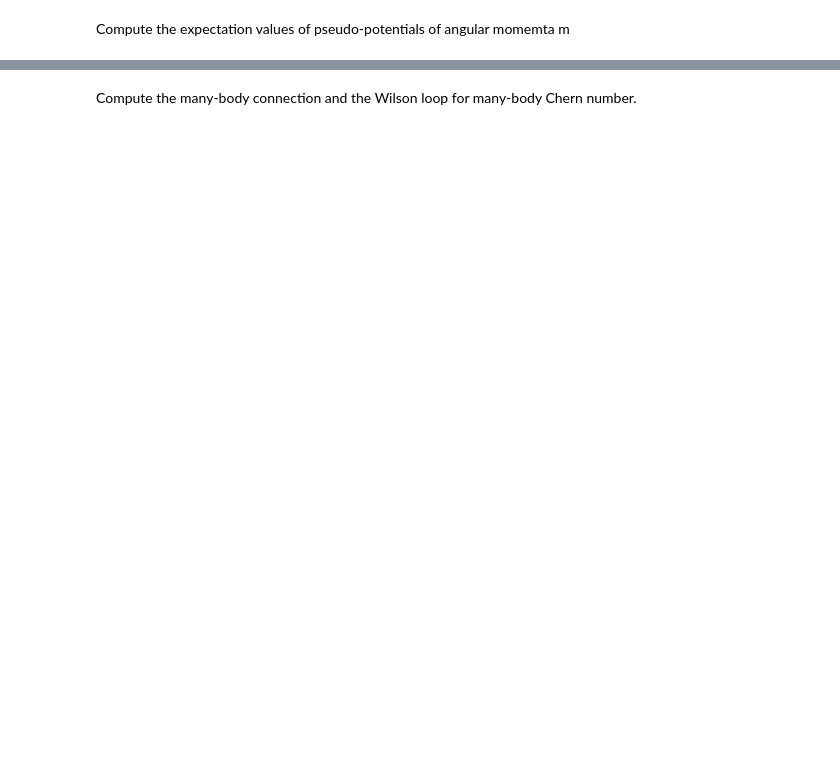
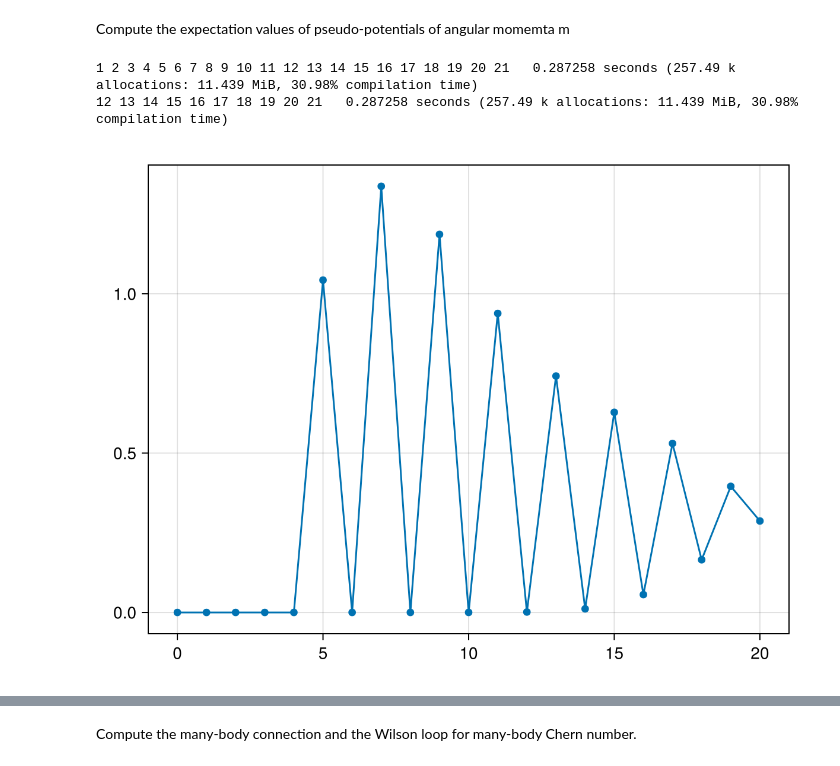
Before and after one commit to Zou-Bo/MomentumED.jl, a Jupyter notebook: examples/topological order/4 Pfaffin_vs_CFL.ipynb, the cells around one changed output, grey strips where cells are left out. Cells and saved outputs as stored; diff of their text form; code cells hidden in the pictures; blank space fills up the shorter version.

```diff
--- a/examples/topological order/4 Pfaffin_vs_CFL.ipynb
+++ b/examples/topological order/4 Pfaffin_vs_CFL.ipynb
@@ -245,3 +221,20 @@ fig
 # %% [markdown]
 Compute the expectation values of pseudo-potentials of angular momemta m
+# %%
+bn = 11
+using MomentumED: create_state_mapping
+mapping = create_state_mapping(blocks[bn])
+myvec = MBS64Vector(vectors[bn][1], mapping)
+
+E_m = zeros(Float64, length(m_list))
+@time for i in eachindex(m_list)
+    print(i, ' ')
+    E_m[i] += ED_bracket(myvec, ops[i], myvec) |> real
+end
+
+display(scatterlines(m_list, E_m));
+# %% [output]
+1 2 3 4 5 6 7 8 9 10 11 12 13 14 15 16 17 18 19 20 21   0.287258 seconds (257.49 k allocations: 11.439 MiB, 30.98% compilation time)
+12 13 14 15 16 17 18 19 20 21   0.287258 seconds (257.49 k allocations: 11.439 MiB, 30.98% compilation time)
+[figure, added]
 # %%
```
Also changed, not shown: parts of 21 cells of this notebook, 14 other files.
